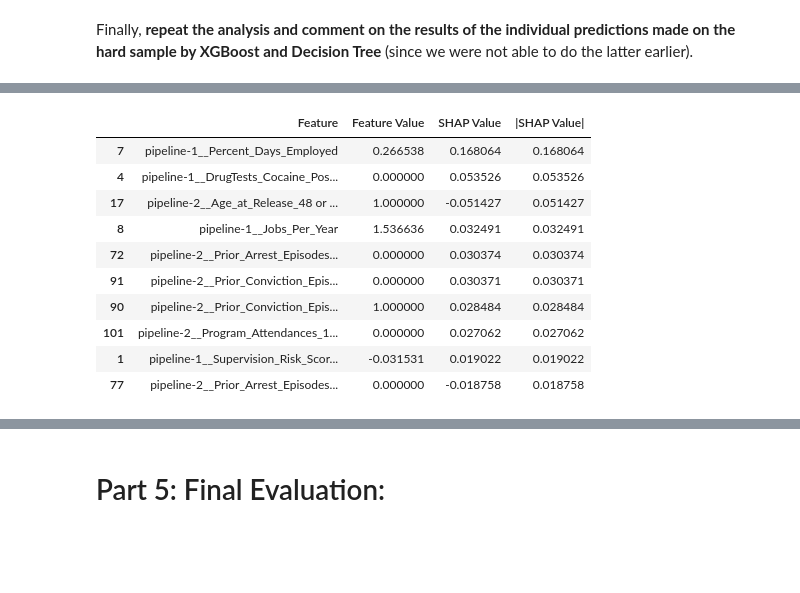
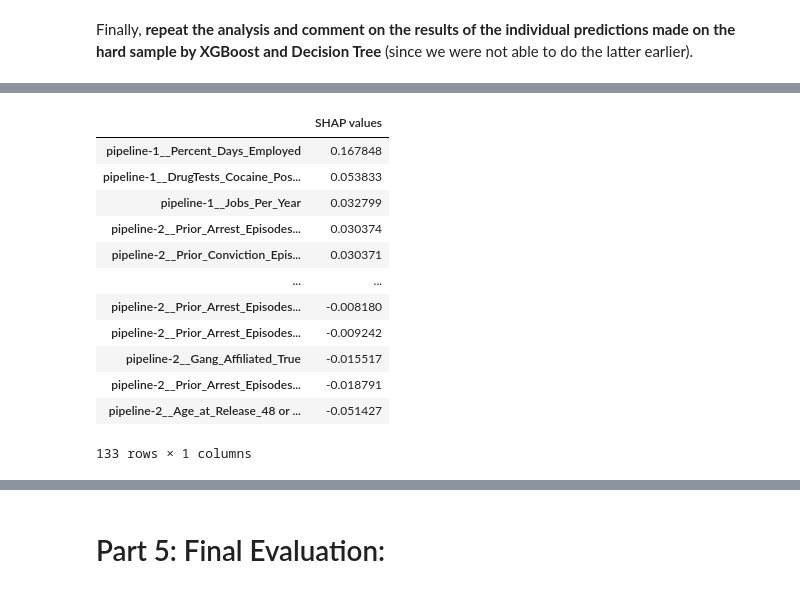
Before and after one commit to wsl0917/DSCI430_module2_assignment, a Jupyter notebook: Module 3 assignment-1.ipynb, the cells around one changed output, grey strips where cells are left out. Saved outputs shown, nothing was run; the diff lists cells and outputs as text; code cells hidden in the pictures; blank space fills up the shorter version.

```diff
--- a/Module 3 assignment-1.ipynb
+++ b/Module 3 assignment-1.ipynb
@@ -871,34 +830,27 @@ xgboost_shap_values.shape
 tree_explainer = shap.Explainer(tree_model[-1])  # creating SHAP Explainer based on the model
 
 tree_shap_values = tree_explainer.shap_values(X_test_enc.iloc[ind])
-# %%
-shap_values_instance = rf_shap_values[1,:,-1]  # Assuming you want the SHAP values for class 1
-
-# Create a DataFrame to display the feature names, SHAP values, and feature values
-shap_df = pd.DataFrame({
-    'Feature': feature_values_instance.index,
-    'Feature Value': feature_values_instance.values,
-    'SHAP Value': tree_shap_values[-1,:,1]
-})
-
-# Sort by absolute SHAP value to identify the most important features
-shap_df['|SHAP Value|'] = np.abs(shap_df['SHAP Value'])
-shap_df = shap_df.sort_values(by='|SHAP Value|', ascending=False)
-
-# Display the top features contributing to the prediction
-shap_df.head(10)
-# %% [output]
-|  | Feature | Feature Value | SHAP Value | |SHAP Value| |
-| 7 | pipeline-1__Percent_Days_Employed | 0.266538 | 0.168064 | 0.168064 |
-| 4 | pipeline-1__DrugTests_Cocaine_Pos... | 0.000000 | 0.053526 | 0.053526 |
-| 17 | pipeline-2__Age_at_Release_48 or ... | 1.000000 | -0.051427 | 0.051427 |
-| 8 | pipeline-1__Jobs_Per_Year | 1.536636 | 0.032491 | 0.032491 |
-| 72 | pipeline-2__Prior_Arrest_Episodes... | 0.000000 | 0.030374 | 0.030374 |
-| 91 | pipeline-2__Prior_Conviction_Epis... | 0.000000 | 0.030371 | 0.030371 |
-| 90 | pipeline-2__Prior_Conviction_Epis... | 1.000000 | 0.028484 | 0.028484 |
-| 101 | pipeline-2__Program_Attendances_1... | 0.000000 | 0.027062 | 0.027062 |
-| 1 | pipeline-1__Supervision_Risk_Scor... | -0.031531 | 0.019022 | 0.019022 |
-| 77 | pipeline-2__Prior_Arrest_Episodes... | 0.000000 | -0.018758 | 0.018758 |
+# %%
+
+pd.DataFrame(
+    tree_shap_values[-1,:,-1],
+    index=feature_names,
+    columns=["SHAP values"]).sort_values(
+    by="SHAP values", ascending=False)
+# %% [output]
+|  | SHAP values |
+| pipeline-1__Percent_Days_Employed | 0.167848 |
+| pipeline-1__DrugTests_Cocaine_Pos... | 0.053833 |
+| pipeline-1__Jobs_Per_Year | 0.032799 |
+| pipeline-2__Prior_Arrest_Episodes... | 0.030374 |
+| pipeline-2__Prior_Conviction_Epis... | 0.030371 |
+| ... | ... |
+| pipeline-2__Prior_Arrest_Episodes... | -0.008180 |
+| pipeline-2__Prior_Arrest_Episodes... | -0.009242 |
+| pipeline-2__Gang_Affiliated_True | -0.015517 |
+| pipeline-2__Prior_Arrest_Episodes... | -0.018791 |
+| pipeline-2__Age_at_Release_48 or ... | -0.051427 |
+133 rows × 1 columns
 # %%
 
 shap.force_plot(
```
Also changed, not shown: parts of 20 cells of this notebook.
